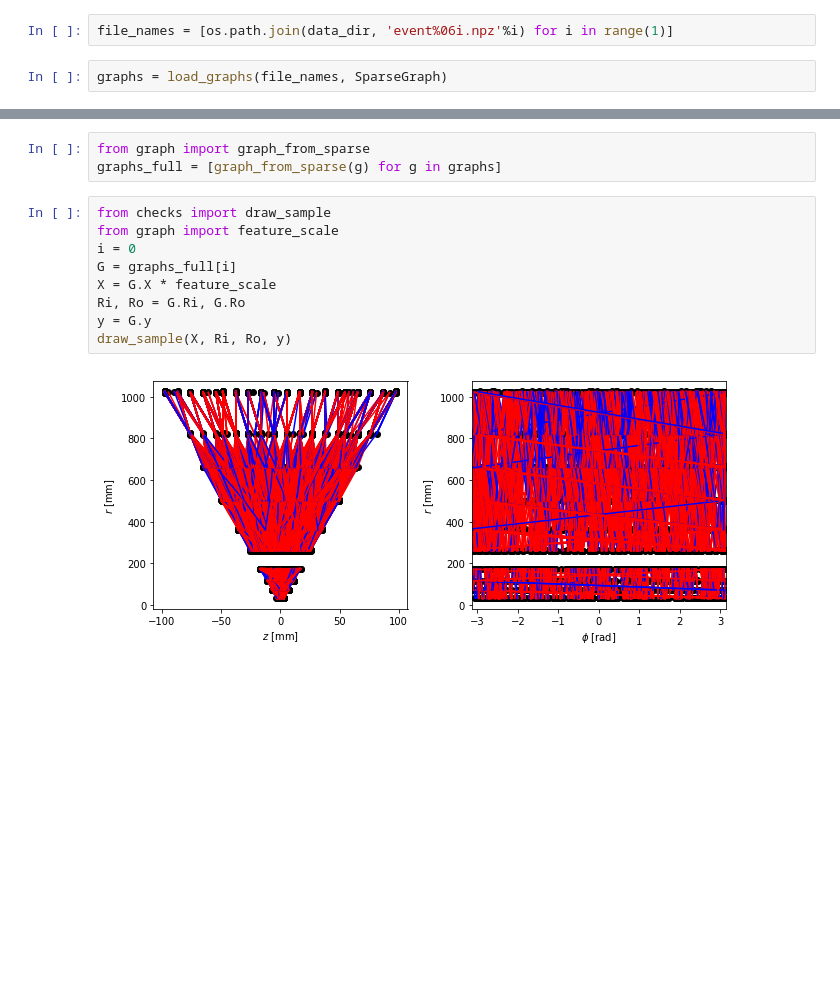
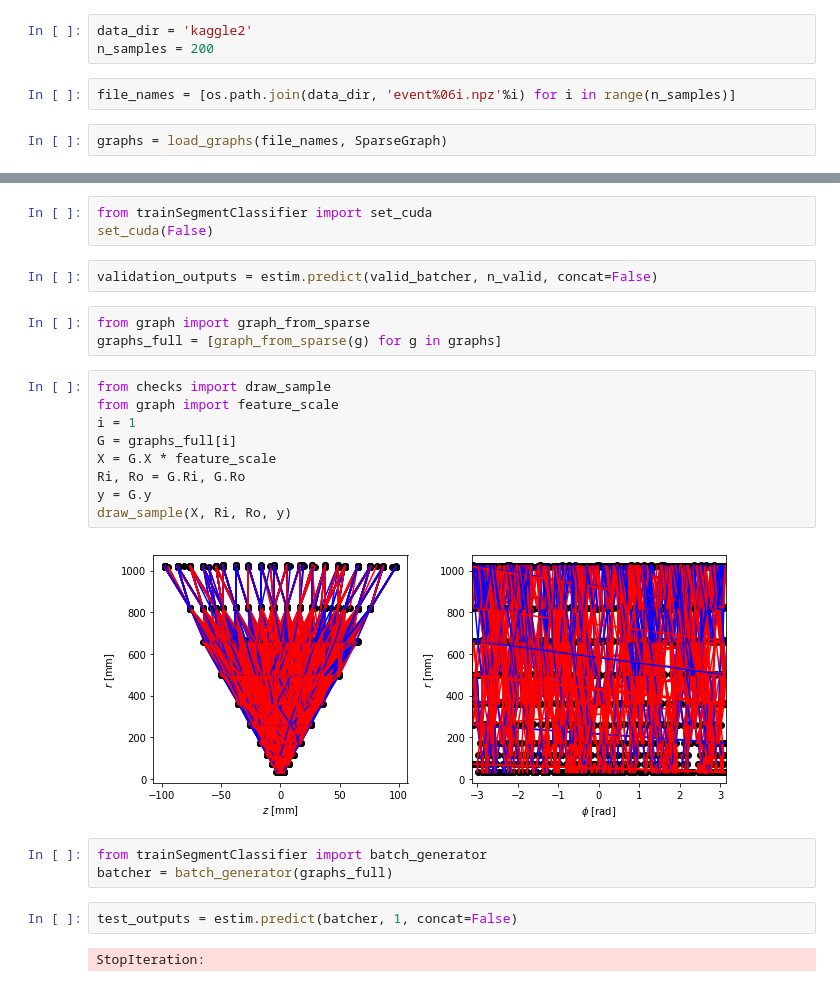
Before and after one commit to xju2/trackingML, a Jupyter notebook: GNN/Explore modeling.ipynb, the cells around one changed output, grey strips where cells are left out. Saved outputs shown, nothing was run; the diff lists cells and outputs as text; blank space fills up the shorter version.

```diff
--- a/GNN/Explore modeling.ipynb
+++ b/GNN/Explore modeling.ipynb
@@ -9,4 +7,7 @@ data_dir = 'kaggle'
+# %%
+data_dir = 'kaggle2'
+n_samples = 200
 # %%
-file_names = [os.path.join(data_dir, 'event%06i.npz'%i) for i in range(1)]
+file_names = [os.path.join(data_dir, 'event%06i.npz'%i) for i in range(n_samples)]
 # %%
 graphs = load_graphs(file_names, SparseGraph)
@@ -17,14 +67,26 @@ list
+# %%
+from trainSegmentClassifier import set_cuda
+set_cuda(False)
+# %%
+validation_outputs = estim.predict(valid_batcher, n_valid, concat=False)
 # %%
 from graph import graph_from_sparse
 graphs_full = [graph_from_sparse(g) for g in graphs]
 # %%
 from checks import draw_sample
 from graph import feature_scale
-i = 0
+i = 1
 G = graphs_full[i]
 X = G.X * feature_scale
 Ri, Ro = G.Ri, G.Ro
 y = G.y
 draw_sample(X, Ri, Ro, y)
 # %% [output]
-[figure, old version]
+[figure, new version]
+# %%
+from trainSegmentClassifier import batch_generator
+batcher = batch_generator(graphs_full)
+# %%
+test_outputs = estim.predict(batcher, 1, concat=False)
+# %% [output]
+StopIteration:
```
Also changed, not shown: parts of 9 cells of this notebook.
